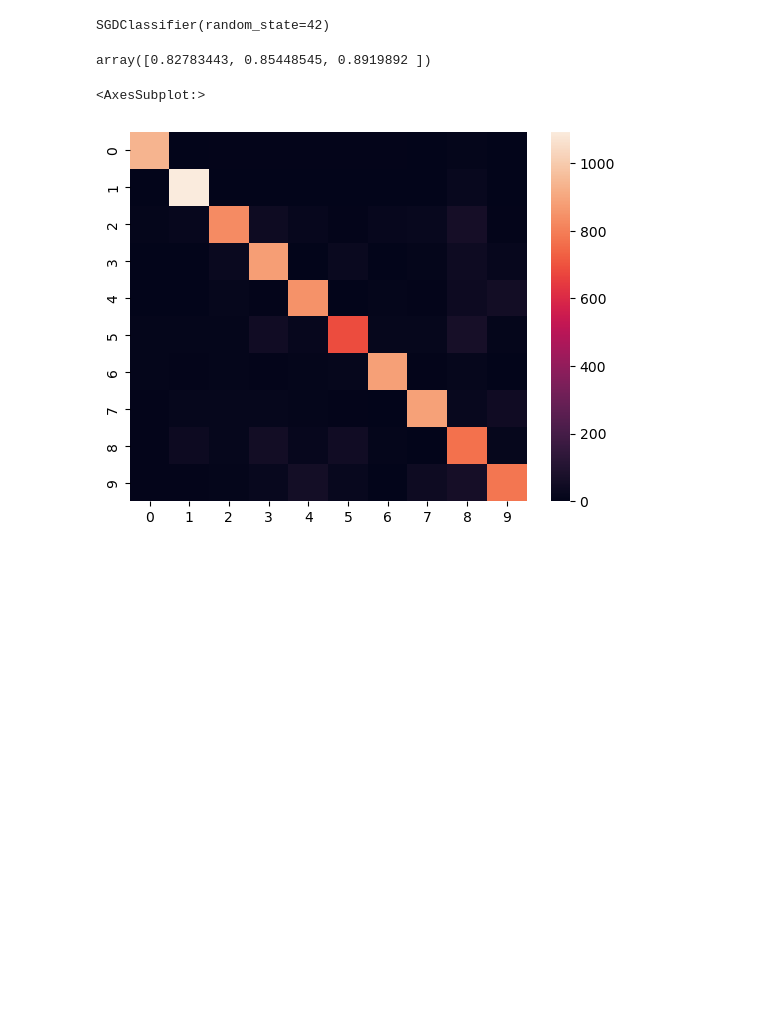
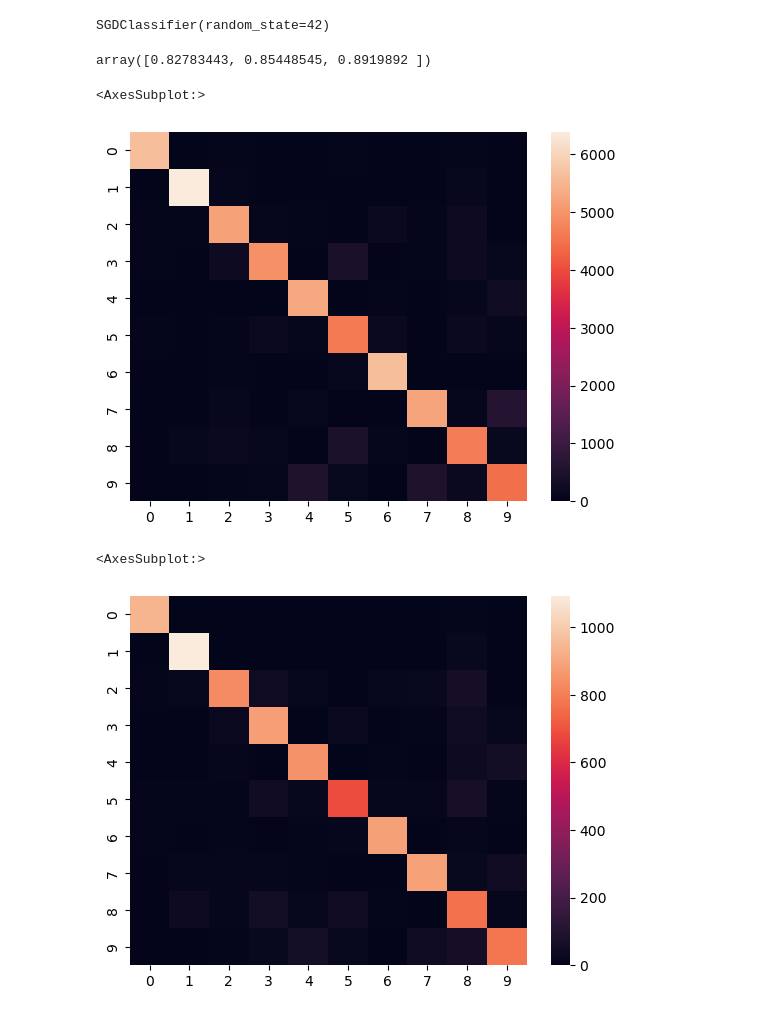
Before and after one commit to eliazonta/MNIST, a Jupyter notebook: MNIST.ipynb, the cells around one changed output. Cells and saved outputs as stored; diff of their text form; code cells hidden in the pictures; blank space fills up the shorter version.

```diff
--- a/MNIST.ipynb
+++ b/MNIST.ipynb
@@ -60,6 +61,13 @@ valutation = cross_val_score(sgd_clf, X_test, y_test, cv = 3, scoring = "accurac
 valutation
 # %% [output]
 array([0.82783443, 0.85448545, 0.8919892 ])
+# %%
+y_train_pred = cross_val_predict(sgd_clf, X_train, y_train, cv = 3)
+cm = confusion_matrix(y_train, y_train_pred)
+sns.heatmap(cm)
+# %% [output]
+<AxesSubplot:>
+[figure, added]
 # %%
 y_test_pred = cross_val_predict(sgd_clf, X_test, y_test, cv = 3)
 cm = confusion_matrix(y_test, y_test_pred)
```
Also changed, not shown: parts of 3 cells of this notebook.
